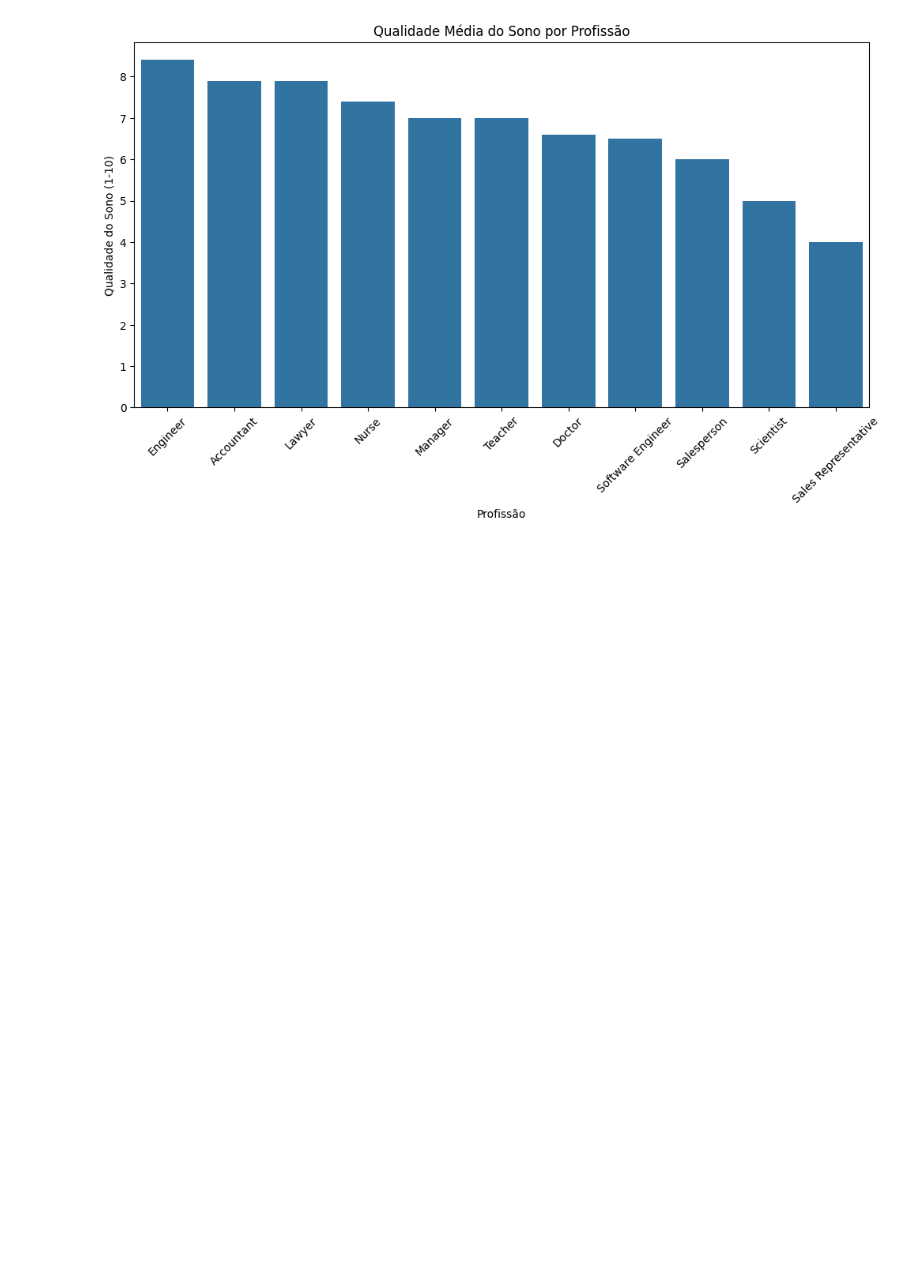
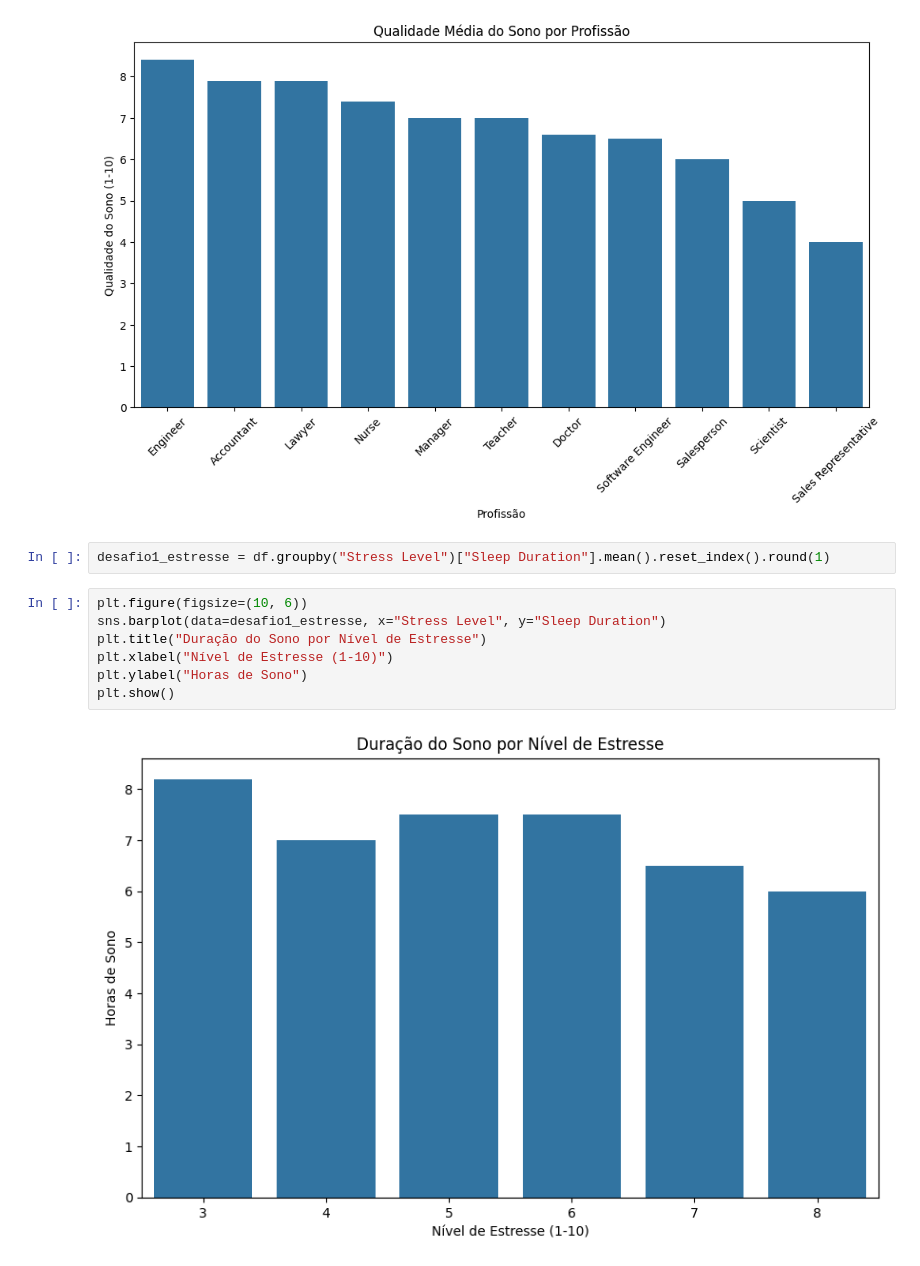
Before and after one commit to enzobanin/AnaliseDeDados, a Jupyter notebook: sonoEstiloDeVida.ipynb, the cells around one changed output. Saved outputs shown, nothing was run; the diff lists cells and outputs as text; blank space fills up the shorter version.

Commit message:
Add gráfico de duração do sono por nível de estresse

```diff
--- a/sonoEstiloDeVida.ipynb
+++ b/sonoEstiloDeVida.ipynb
@@ -244,3 +244,14 @@ plt.xticks(rotation=45)
 plt.show()
 # %% [output]
 [figure]
+# %%
+desafio1_estresse = df.groupby("Stress Level")["Sleep Duration"].mean().reset_index().round(1)
+# %%
+plt.figure(figsize=(10, 6))
+sns.barplot(data=desafio1_estresse, x="Stress Level", y="Sleep Duration")
+plt.title("Duração do Sono por Nível de Estresse")
+plt.xlabel("Nível de Estresse (1-10)")
+plt.ylabel("Horas de Sono")
+plt.show()
+# %% [output]
+[figure, added]
```
